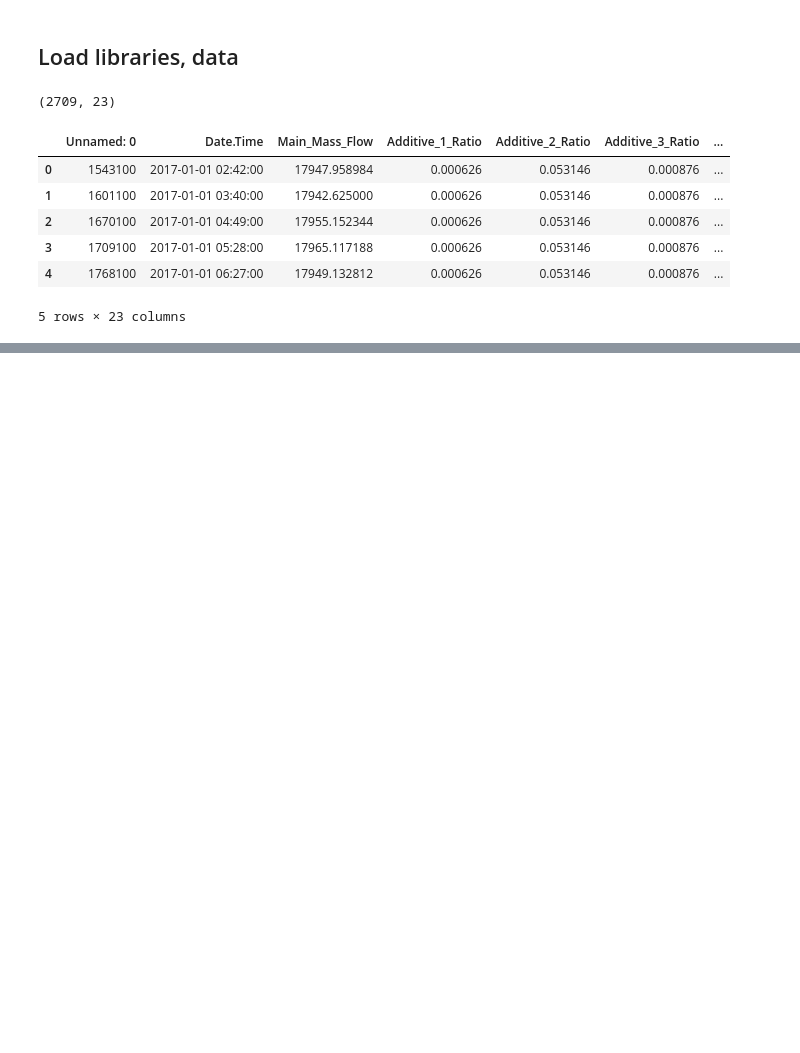
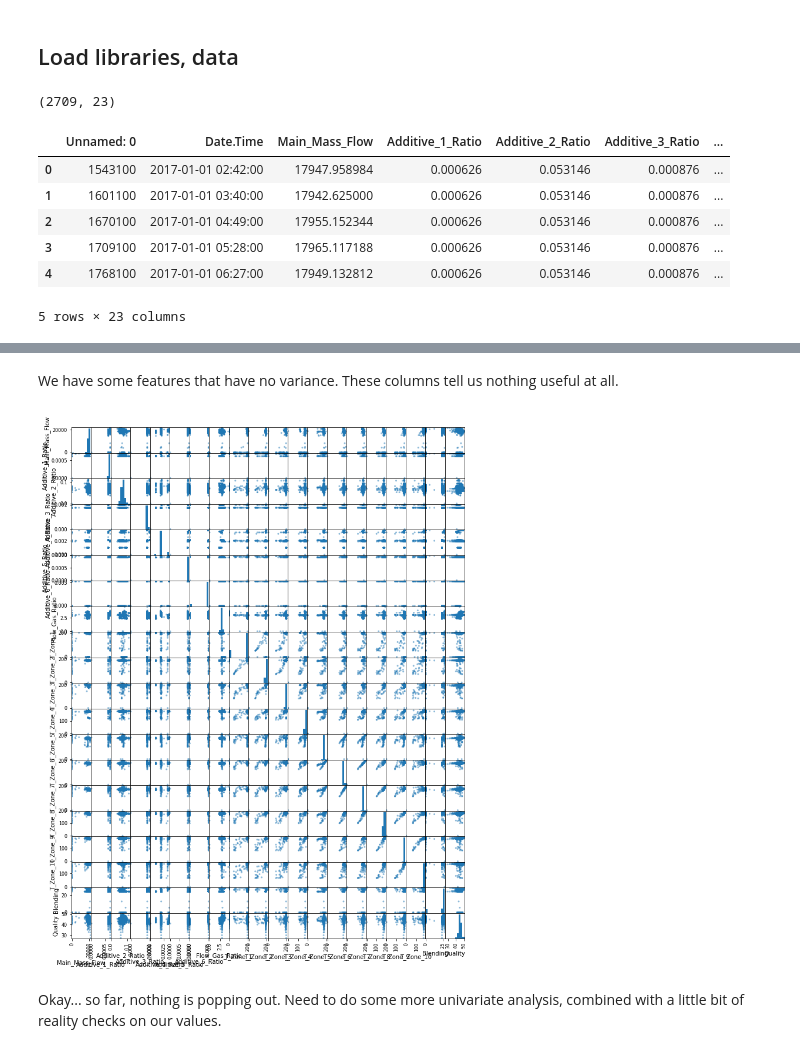
Before and after one commit to boudrejp/w207_supplemental, a Jupyter notebook: final/John Exploratory.ipynb, the cells around one changed output, grey strips where cells are left out. Cells and saved outputs as stored; diff of their text form; code cells hidden in the pictures; blank space fills up the shorter version.

Commit message:
more eda
added first scatterplotmatrix

```diff
--- a/final/John Exploratory.ipynb
+++ b/final/John Exploratory.ipynb
@@ -36,0 +43,4 @@ data.head()
+# %%
+dates = data['Date.Time']
+data.drop(['Unnamed: 0', 'Date.Time'], axis = 1, inplace = True)
+data.columns
@@ -36,0 +67,11 @@ data.head()
+# %% [markdown]
+We have some features that have no variance. These columns tell us nothing useful at all.
+# %%
+# drop zero variance columns
+data.drop(['Pressure'], axis = 1, inplace = True)
+# %%
+grr = pd.plotting.scatter_matrix(data, figsize = (12,16))
+# %% [output]
+[figure, added]
+# %% [markdown]
+Okay... so far, nothing is popping out. Need to do some more univariate analysis, combined with a little bit of reality checks on our values.
```
Also changed, not shown: parts of 4 cells of this notebook.
